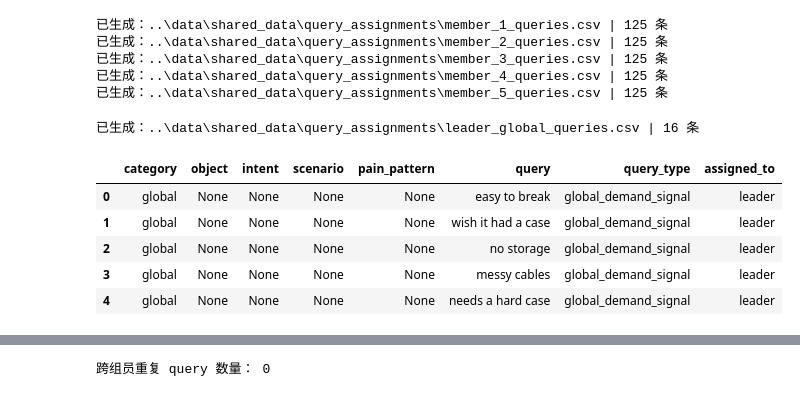
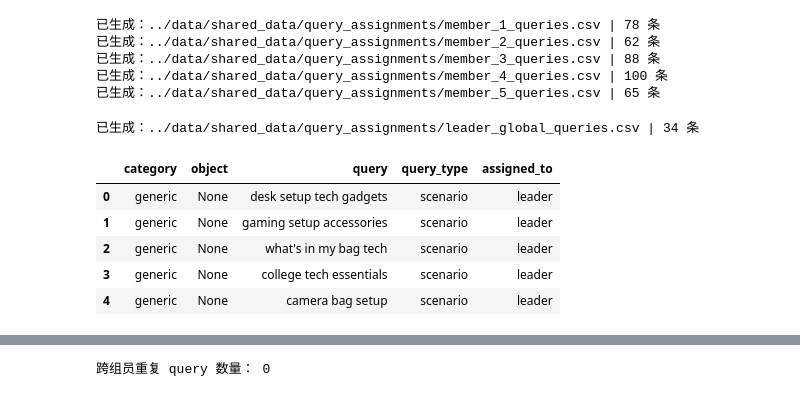
Before and after one commit to Zora-10/BA_Practicum_Codes_agent_ver, a Jupyter notebook: notebooks/keyword_generate.ipynb, the cells around one changed output, grey strips where cells are left out. Cells and saved outputs as stored; diff of their text form; code cells hidden in the pictures.

Commit message:
get data

```diff
--- a/notebooks/keyword_generate.ipynb
+++ b/notebooks/keyword_generate.ipynb
@@ -235,15 +245,16 @@ MEMBER_ASSIGNMENT = {
     "member_5": ["travel_outdoor"]
 }
 # %%
-SAMPLE_PLAN = {
-    "product_intent_scenario": 60,
-    "product_intent": 30,
-    "pain_or_howto": 35
+MEMBER_SAMPLE_PLAN = {
+    "object_problem": 60,
+    "object_scenario": 40
 }
 
-GLOBAL_SAMPLE_PLAN = {
-    "global_demand_signal": 11,
-    "global_trend": 5
+LEADER_SAMPLE_PLAN = {
+    "scenario": 50,
+    "problem": 50,
+    "product_support": 10,
+    "trend": 10
 }
 # %%
 output_dir = Path("../data/shared_data/query_assignments")
@@ -260,7 +271,7 @@ for member_name, categories in MEMBER_ASSIGNMENT.items():
 
     df_member_sampled = stratified_sample_queries(
         df=df_member_full,
-        sample_plan=SAMPLE_PLAN,
+        sample_plan=MEMBER_SAMPLE_PLAN,
         random_seed=42
     ).copy()
 
@@ -273,39 +284,39 @@ for member_name, categories in MEMBER_ASSIGNMENT.items():
 
     print(f"已生成：{file_path} | {len(df_member_sampled)} 条")
 # %% [output]
-已生成：..\data\shared_data\query_assignments\member_1_queries.csv | 125 条
-已生成：..\data\shared_data\query_assignments\member_2_queries.csv | 125 条
-已生成：..\data\shared_data\query_assignments\member_3_queries.csv | 125 条
-已生成：..\data\shared_data\query_assignments\member_4_queries.csv | 125 条
-已生成：..\data\shared_data\query_assignments\member_5_queries.csv | 125 条
+已生成：../data/shared_data/query_assignments/member_1_queries.csv | 78 条
+已生成：../data/shared_data/query_assignments/member_2_queries.csv | 62 条
+已生成：../data/shared_data/query_assignments/member_3_queries.csv | 88 条
+已生成：../data/shared_data/query_assignments/member_4_queries.csv | 100 条
+已生成：../data/shared_data/query_assignments/member_5_queries.csv | 65 条
 # %%
 df_global_full = generate_queries_for_categories(
     config=config,
     categories=[],
     include_global_terms=True
 )
 
 df_global = stratified_sample_queries(
     df=df_global_full,
-    sample_plan=GLOBAL_SAMPLE_PLAN,
+    sample_plan=LEADER_SAMPLE_PLAN,
     random_seed=42
 ).copy()
 
 df_global["assigned_to"] = "leader"
 
 global_file = output_dir / f"leader_global_queries.csv"
 df_global.to_csv(global_file, index=False, encoding="utf-8-sig")
 
 print(f"已生成：{global_file} | {len(df_global)} 条")
 df_global.head()
 # %% [output]
-已生成：..\data\shared_data\query_assignments\leader_global_queries.csv | 16 条
+已生成：../data/shared_data/query_assignments/leader_global_queries.csv | 34 条
-|  | category | object | intent | scenario | pain_pattern | query | query_type | assigned_to |
-| 0 | global | None | None | None | None | easy to break | global_demand_signal | leader |
-| 1 | global | None | None | None | None | wish it had a case | global_demand_signal | leader |
-| 2 | global | None | None | None | None | no storage | global_demand_signal | leader |
-| 3 | global | None | None | None | None | messy cables | global_demand_signal | leader |
-| 4 | global | None | None | None | None | needs a hard case | global_demand_signal | leader |
+|  | category | object | query | query_type | assigned_to |
+| 0 | generic | None | desk setup tech gadgets | scenario | leader |
+| 1 | generic | None | gaming setup accessories | scenario | leader |
+| 2 | generic | None | what's in my bag tech | scenario | leader |
+| 3 | generic | None | college tech essentials | scenario | leader |
+| 4 | generic | None | camera bag setup | scenario | leader |
 # %%
 df_all_members = pd.concat(all_assignment_tables, ignore_index=True)
 df_master = pd.concat([df_all_members, df_global], ignore_index=True)
```
Also changed, not shown: parts of 7 cells of this notebook, 39 other files.
